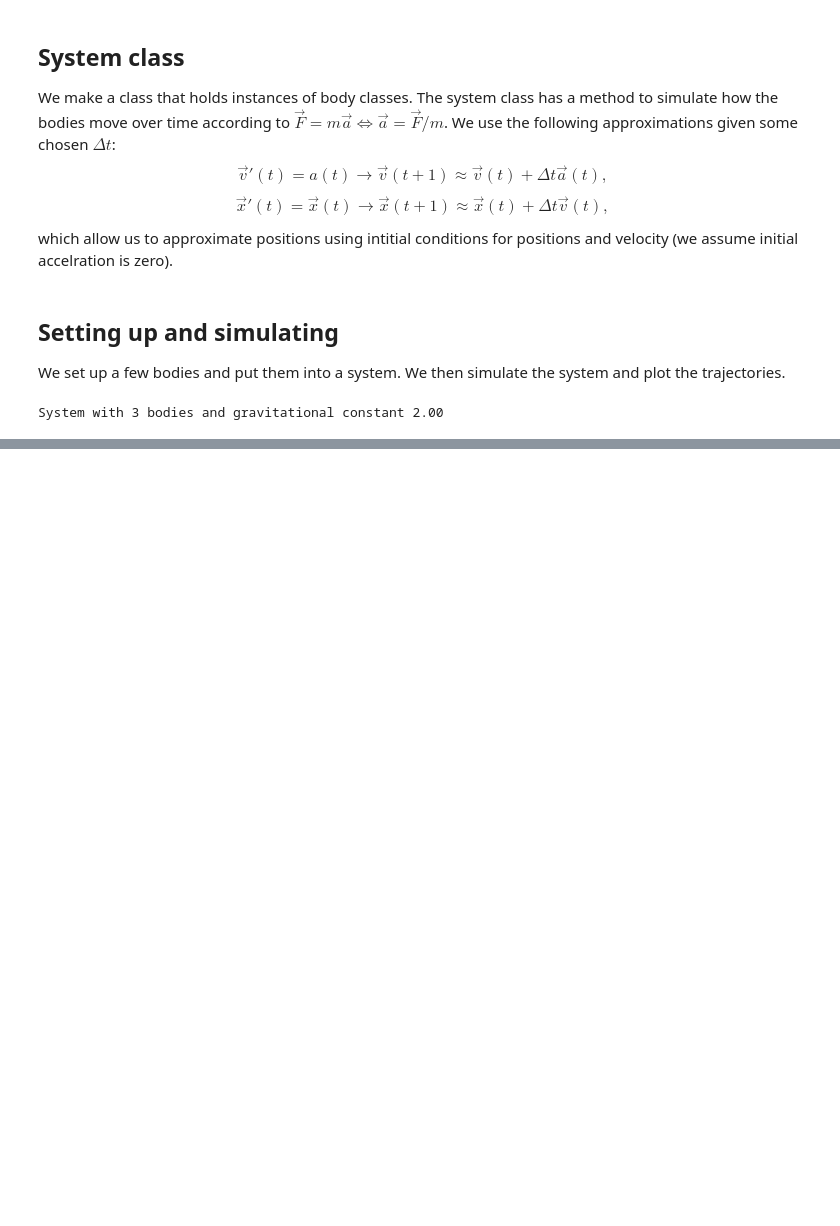
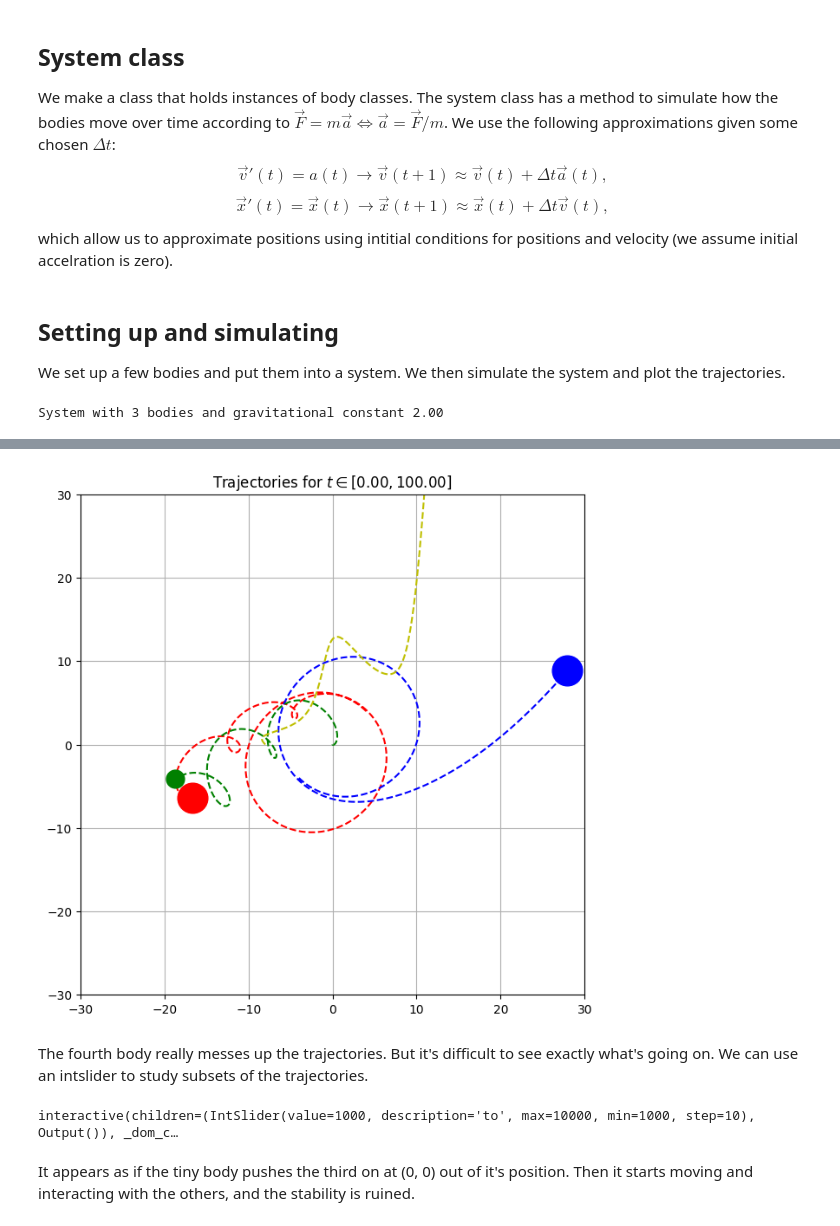
Before and after one commit to magnushelliesen/n-body-simulator, a Jupyter notebook: n-body-simulator.ipynb, the cells around one changed output, grey strips where cells are left out. Drawn from its saved outputs; the diff is of its cells as text; code cells hidden in the pictures; blank space fills up the shorter version.

```diff
--- a/n-body-simulator.ipynb
+++ b/n-body-simulator.ipynb
@@ -200,0 +221,46 @@ plt.show()
+# %%
+# We simulate again
+N = 10000
+delta_t = 0.01
+t, x = system2.simulate(N, delta_t)
+# %%
+# And plot the curves that they trace out
+plt.figure(figsize=(7.5, 7.5))
+plt.plot(x[0][:,0], x[0][:,1], 'r--')
+plt.plot(x[0][-1,0], x[0][-1:,1], 'ro', ms=5*5)
+plt.plot(x[1][:,0], x[1][:,1], 'b--')
+plt.plot(x[1][-1,0], x[1][-1:,1], 'bo', ms=5*5)
+plt.plot(x[2][:,0], x[2][:,1], 'g--')
+plt.plot(x[2][-1,0], x[2][-1:,1], 'go', ms=3*5)
+plt.plot(x[3][:,0], x[3][:,1], 'y--')
+plt.plot(x[3][-1,0], x[3][-1:,1], 'yo', ms=0.00001*5)
+plt.xlim((-30, 30))
+plt.ylim((-30, 30))
+plt.grid()
+plt.title(f'Trajectories for $t \in [0.00, {N*delta_t:.2f}]$')
+plt.show()
+# %% [output]
+[figure, added]
+# %% [markdown]
+The fourth body really messes up the trajectories. But it's difficult to see exactly what's going on. We can use an intslider to study subsets of the trajectories.
+# %%
+@interact(to=IntSlider(value=1000, min=1000, max=10000, step=10))
+def make_plot(to):
+    plt.figure(figsize=(7.5, 7.5))
+    plt.plot(x[0][to-1000:to,0], x[0][to-1000:to,1], 'r--')
+    plt.plot(x[0][to,0], x[0][to,1], 'ro', ms=5*5)
+    plt.plot(x[1][to-1000:to,0], x[1][to-1000:to,1], 'b--')
+    plt.plot(x[1][to,0], x[1][to,1], 'bo', ms=5*5)
+    plt.plot(x[2][to-1000:to,0], x[2][to-1000:to,1], 'g--')
+    plt.plot(x[2][to,0], x[2][to,1], 'go', ms=3*5)
+    plt.plot(x[3][to-1000:to,0], x[3][to-1000:to,1], 'y--')
+    plt.plot(x[3][to,0], x[3][to,1], 'yo', ms=0.00001*5)
+    plt.xlim((-30, 30))
+    plt.ylim((-30, 30))
+    plt.grid()
+    plt.title(f'Trajectories for $t \in [{delta_t*(to-1000):.2f}, {delta_t*to:.2f}]$')
+    plt.show()
+# %% [output]
+interactive(children=(IntSlider(value=1000, description='to', max=10000, min=1000, step=10), Output()), _dom_c…
+# %% [markdown]
+It appears as if the tiny body pushes the third on at (0, 0) out of it's position. Then it starts moving and interacting with the others, and the stability is ruined.
```
Also changed, not shown: parts of 10 cells of this notebook.
